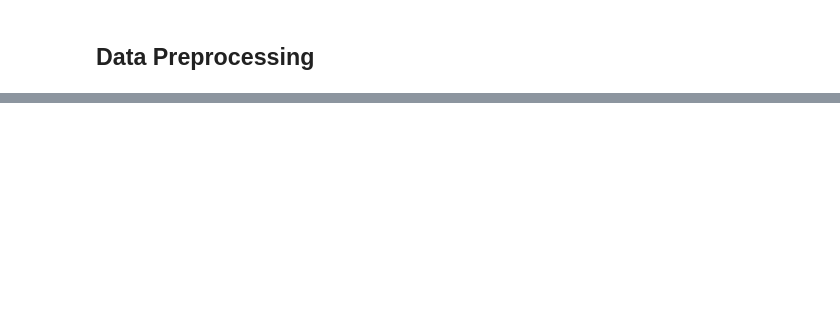
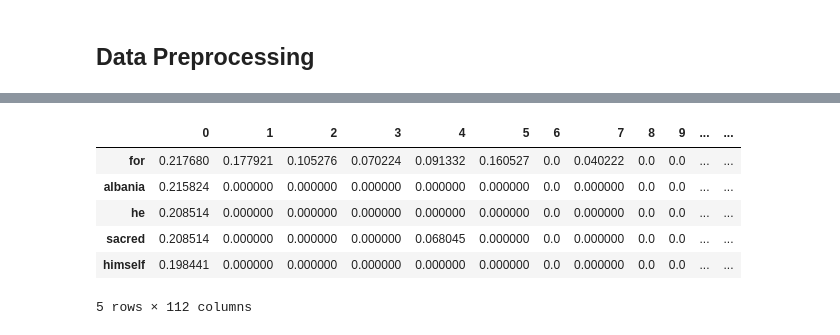
Before and after one commit to iamatul1214/National_Anthems_Clustering, a Jupyter notebook: src/national_anthems_clustering.ipynb, the cells around one changed output, grey strips where cells are left out. Cells and saved outputs as stored; diff of their text form; code cells hidden in the pictures; blank space fills up the shorter version.

```diff
--- a/src/national_anthems_clustering.ipynb
+++ b/src/national_anthems_clustering.ipynb
@@ -75,0 +160,11 @@ corpus[18][0:447]
+# %%
+# first 5 words with highest weight on document 0:
+final_df.T.nlargest(5,0)
+# %% [output]
+|  | 0 | 1 | 2 | 3 | 4 | 5 | 6 | 7 | 8 | 9 | ... | ... |
+| for | 0.217680 | 0.177921 | 0.105276 | 0.070224 | 0.091332 | 0.160527 | 0.0 | 0.040222 | 0.0 | 0.0 | ... | ... |
+| albania | 0.215824 | 0.000000 | 0.000000 | 0.000000 | 0.000000 | 0.000000 | 0.0 | 0.000000 | 0.0 | 0.0 | ... | ... |
+| he | 0.208514 | 0.000000 | 0.000000 | 0.000000 | 0.000000 | 0.000000 | 0.0 | 0.000000 | 0.0 | 0.0 | ... | ... |
+| sacred | 0.208514 | 0.000000 | 0.000000 | 0.000000 | 0.068045 | 0.000000 | 0.0 | 0.000000 | 0.0 | 0.0 | ... | ... |
+| himself | 0.198441 | 0.000000 | 0.000000 | 0.000000 | 0.000000 | 0.000000 | 0.0 | 0.000000 | 0.0 | 0.0 | ... | ... |
+5 rows × 112 columns
```
Also changed, not shown: parts of 31 cells of this notebook.
